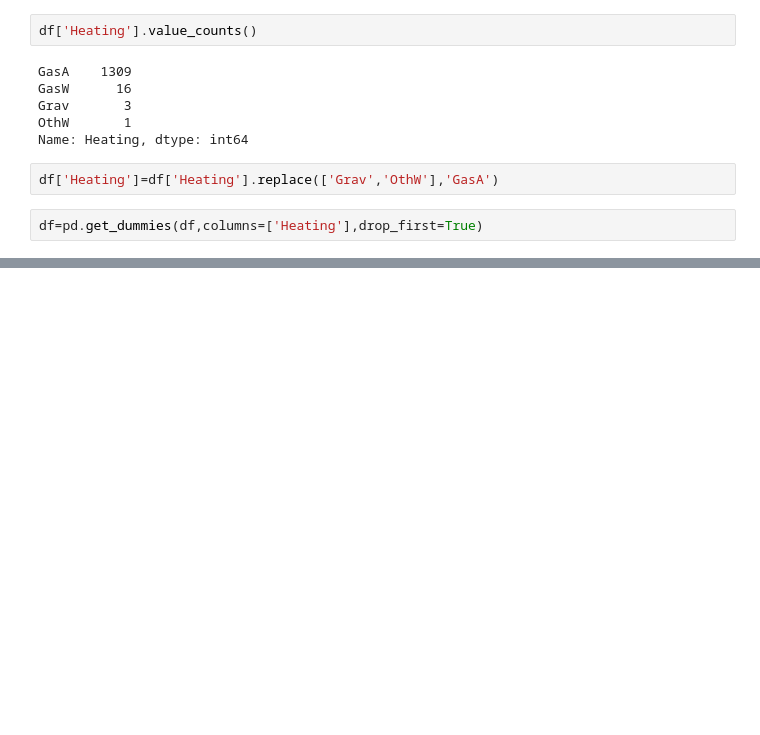
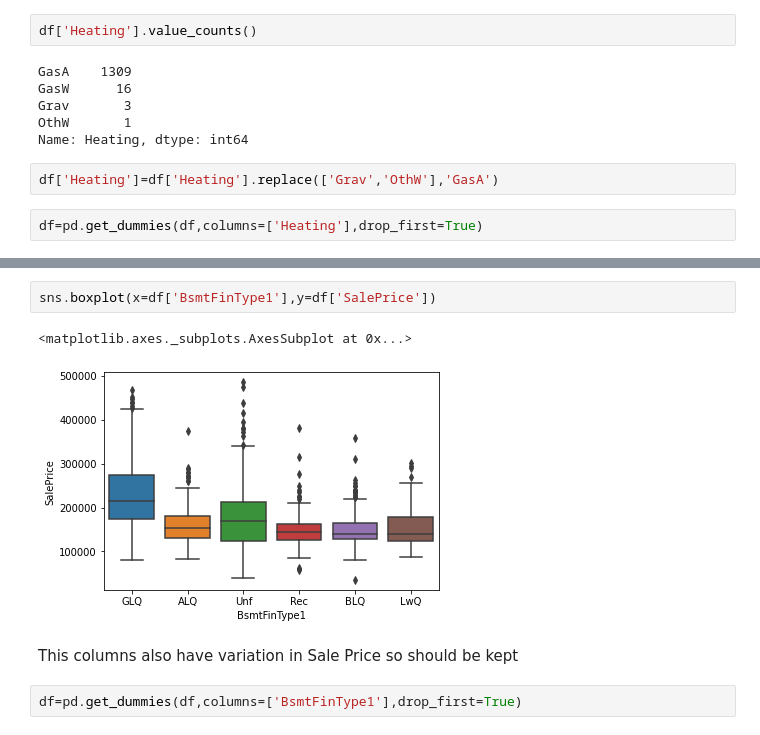
Before and after one commit to janjuatest/Kaggle, a Jupyter notebook: HousingPrices.ipynb, the cells around one changed output, grey strips where cells are left out. Cells and saved outputs as stored; diff of their text form; blank space fills up the shorter version.

```diff
--- a/HousingPrices.ipynb
+++ b/HousingPrices.ipynb
@@ -595,0 +626,9 @@ df=pd.get_dummies(df,columns=['Heating'],drop_first=True)
+# %%
+sns.boxplot(x=df['BsmtFinType1'],y=df['SalePrice'])
+# %% [output]
+<matplotlib.axes._subplots.AxesSubplot at 0x...>
+[figure, added]
+# %% [markdown]
+This columns also have variation in Sale Price so should be kept
+# %%
+df=pd.get_dummies(df,columns=['BsmtFinType1'],drop_first=True)
```
Also changed, not shown: parts of 92 cells of this notebook.
